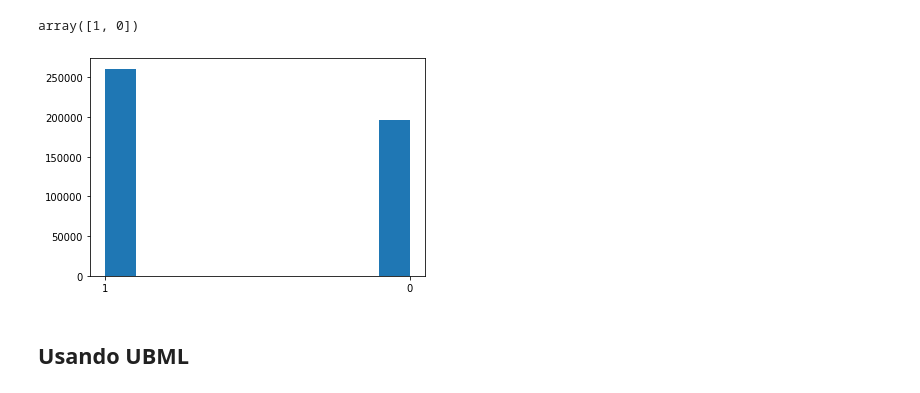
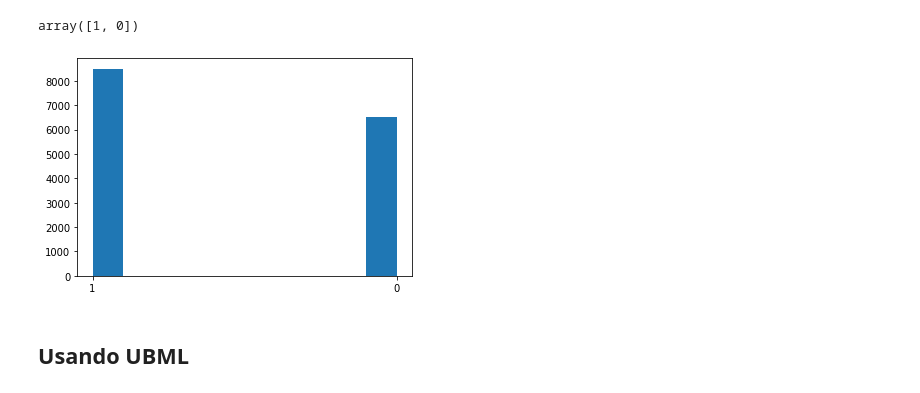
Before and after one commit to Sandraanalytics/latinka, a Jupyter notebook: class_total.ipynb, the cells around one changed output. Cells and saved outputs as stored; diff of their text form; code cells hidden in the pictures.

```diff
--- a/class_total.ipynb
+++ b/class_total.ipynb
@@ -138,2 +158,4 @@ df['INDICE_FELICIDAD'] = np.where(df['INDICE_FELICIDAD'] == 'No Feliz',0,np.wher
+# %%
+df_1 = pd.concat([df.drop("PRODUCTO_PRINCIPAL",axis=1),dat1],axis=1)
 # %%
-df.set_index('ID_CLIENTE',inplace=True)
+df_1.set_index('ID_CLIENTE',inplace=True)
@@ -150,6 +162,7 @@ df.head()
 # %%
-df2 = df.loc[:, ['TOTAL_RECARGA', 'TOTAL_TRANSACCION', 'PRODUCTO_PRINCIPAL',
-                'FRECUENCY', 'MONETARY', 'RECENCY', 'EDAD', 'DIAS_CON', 'INDICE_FELICIDAD']]
+df2 = df_1.loc[:, ['TOTAL_RECARGA', 'TOTAL_TRANSACCION',
+                'FRECUENCY', 'MONETARY', 'RECENCY', 'EDAD', 'DIAS_CON', 'INDICE_FELICIDAD',
+                   "CASINO", "DEPORTE VIRTUAL","GANA DIARIO","GANAGOL","KABALA","KINELO","RASPAYA","TE APUESTO","TINKA"]]
 # %%
 df2.groupby('RECENCY')['RECENCY'].count()
 # %% [output]
@@ -157,6 +170,8 @@ RECENCY
 0    196878
 1    260949
 Name: RECENCY, dtype: int64
+# %%
+df3 = df2.head(15000)
 # %% [markdown]
 ## División en objetivo y variables
 # %%
@@ -175,10 +190,10 @@ Y.unique()
 # %% [output]
 array([1, 0])
 # %%
-plt.hist(df2['RECENCY'].astype('str'))
+plt.hist(df3['RECENCY'].astype('str'))
 plt.show()
 # %% [output]
-[figure, old version]
+[figure, new version]
 # %% [markdown]
 ## Usando UBML
 # %%
```
Also changed, not shown: parts of 44 cells of this notebook, 1 other file.
